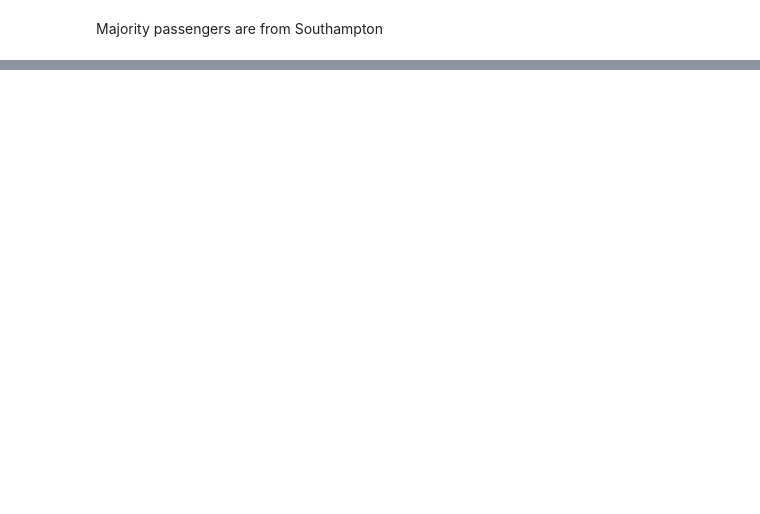
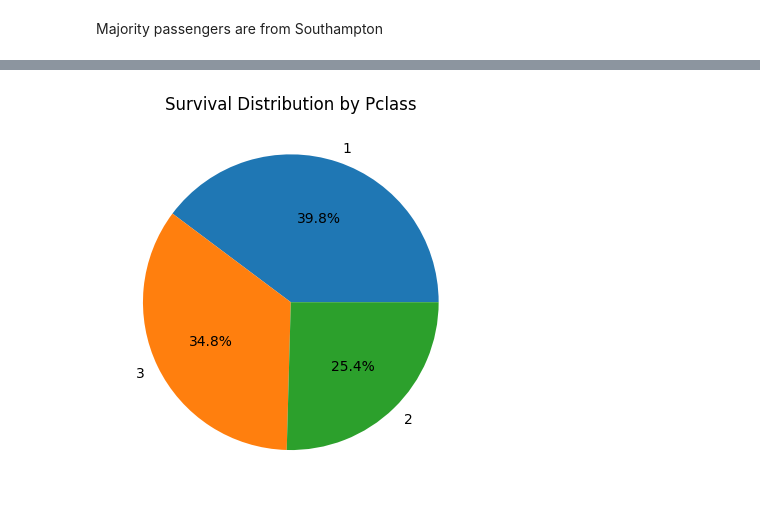
Before and after one commit to AbrarPervez/Titanic-Dataset, a Jupyter notebook: Data Analytics on Titanic.ipynb, the cells around one changed output, grey strips where cells are left out. Cells and saved outputs as stored; diff of their text form; code cells hidden in the pictures; blank space fills up the shorter version.

```diff
--- a/Data Analytics on Titanic.ipynb
+++ b/Data Analytics on Titanic.ipynb
@@ -118,0 +138,12 @@ Majority passengers are from Southampton
+# %%
+import matplotlib.pyplot as plt
+survivors = df[df["Survived"] == 1]
+counts = survivors["Pclass"].value_counts()
+
+counts.plot(kind="pie",autopct="%1.1f%%")
+
+plt.title("Survival Distribution by Pclass")
+
+plt.show()
+# %% [output]
+[figure, added]
```
Also changed, not shown: parts of 10 cells of this notebook.
